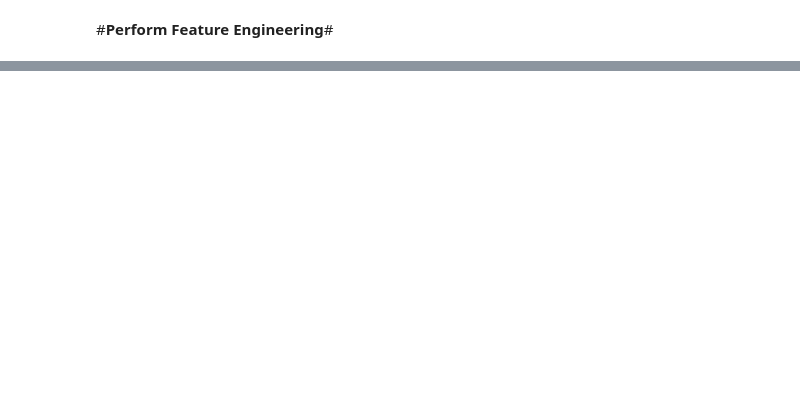
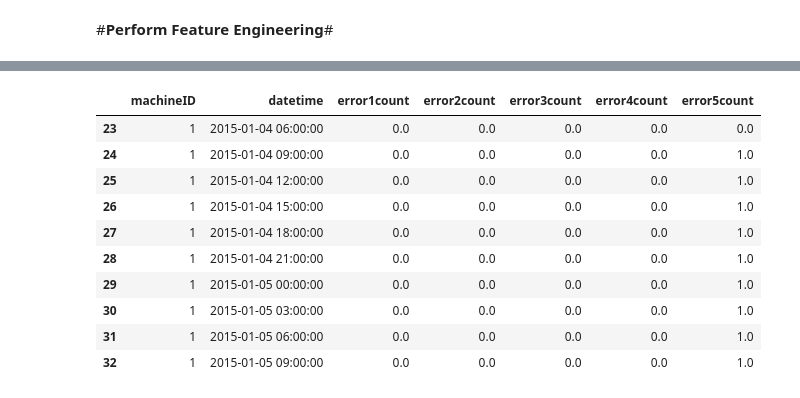
Before and after one commit to gplinkage/Data-Science-ML-AI, a Jupyter notebook: Projects/Predictive_Maintanance_Capstone_Project.ipynb, the cells around one changed output, grey strips where cells are left out. Cells and saved outputs as stored; diff of their text form; code cells hidden in the pictures; blank space fills up the shorter version.

```diff
--- a/Projects/Predictive_Maintanance_Capstone_Project.ipynb
+++ b/Projects/Predictive_Maintanance_Capstone_Project.ipynb
@@ -144,12 +144,6 @@ Name: machineID, Length: 100, dtype: int64
 errors['datetime'] = pd.to_datetime(
     errors['datetime'], format="%Y-%m-%d %H:%M:%S")
 errors['errorID'] = errors['errorID'].astype('object')
-# %%
-# making extra columns for month year and hourrs
-
-errors["year"] = errors["datetime"].dt.year
-errors["month"] = errors["datetime"].dt.month
-errors["hours"] = errors["datetime"].dt.hour
 # %%
 errors.describe
 # %% [output]
@@ -657,20 +736,3 @@ error_count.head(10)
 # %%
-error_count = telemetry[['datetime', 'machineID']].merge(
-    error_count, on=['machineID', 'datetime'], how='left').fillna(0.0)
-error_count.describe()
+# Merging the errors to telemetry using datetime and machineID and filling blank with zeros
+error_count = telemetry[['datetime', 'machineID']].merge(error_count, on=['machineID', 'datetime'], how='left').fillna(0.0)
-# %%
-temp = []
-fields = ['error%d' % i for i in range(1, 6)]
-for col in fields:
-    temp.append(pd.pivot_table(error_count,
-                                              index='datetime',
-                                              columns='machineID',
-                                              values=col).resample('3H',
-                                                                               closed='left',
-                                                                               label='right',
-                                                                               ).first().unstack().rolling(window=24, center=False).sum())
-error_count = pd.concat(temp, axis=1)
-error_count.columns = [i + 'count' for i in fields]
-error_count.reset_index(inplace=True)
-error_count = error_count.dropna()
-error_count.describe()
@@ -741,0 +760,16 @@ for last_train_date, first_test_date in threshold_dates:
+# %%
+# Calculating rolling sum for error type (error1 to error5) over 24h then resampling time seriew at 3H frequency
+fields = ['error%d' % i for i in range(1, 6)]
+
+temp = [
+    pd.pivot_table(error_count, index=pd.to_datetime(error_count['datetime']), columns='machineID', values=col)
+    .resample('3H', closed='left', label='right').first().unstack()
+    .rolling(window=24, center=False).sum()
+    for col in fields if col in error_count.columns
+]
+
+error_count = pd.concat(temp, axis=1)
+error_count.columns = [i + 'count' for i in fields]
+error_count.reset_index(inplace=True)
+error_count = error_count.dropna()
+error_count.describe()
@@ -741,0 +806,14 @@ for last_train_date, first_test_date in threshold_dates:
+# %%
+error_count.head(10)
+# %% [output]
+|  | machineID | datetime | error1count | error2count | error3count | error4count | error5count |
+| 23 | 1 | 2015-01-04 06:00:00 | 0.0 | 0.0 | 0.0 | 0.0 | 0.0 |
+| 24 | 1 | 2015-01-04 09:00:00 | 0.0 | 0.0 | 0.0 | 0.0 | 1.0 |
+| 25 | 1 | 2015-01-04 12:00:00 | 0.0 | 0.0 | 0.0 | 0.0 | 1.0 |
+| 26 | 1 | 2015-01-04 15:00:00 | 0.0 | 0.0 | 0.0 | 0.0 | 1.0 |
+| 27 | 1 | 2015-01-04 18:00:00 | 0.0 | 0.0 | 0.0 | 0.0 | 1.0 |
+| 28 | 1 | 2015-01-04 21:00:00 | 0.0 | 0.0 | 0.0 | 0.0 | 1.0 |
+| 29 | 1 | 2015-01-05 00:00:00 | 0.0 | 0.0 | 0.0 | 0.0 | 1.0 |
+| 30 | 1 | 2015-01-05 03:00:00 | 0.0 | 0.0 | 0.0 | 0.0 | 1.0 |
+| 31 | 1 | 2015-01-05 06:00:00 | 0.0 | 0.0 | 0.0 | 0.0 | 1.0 |
+| 32 | 1 | 2015-01-05 09:00:00 | 0.0 | 0.0 | 0.0 | 0.0 | 1.0 |
```
Also changed, not shown: parts of 91 cells of this notebook.
